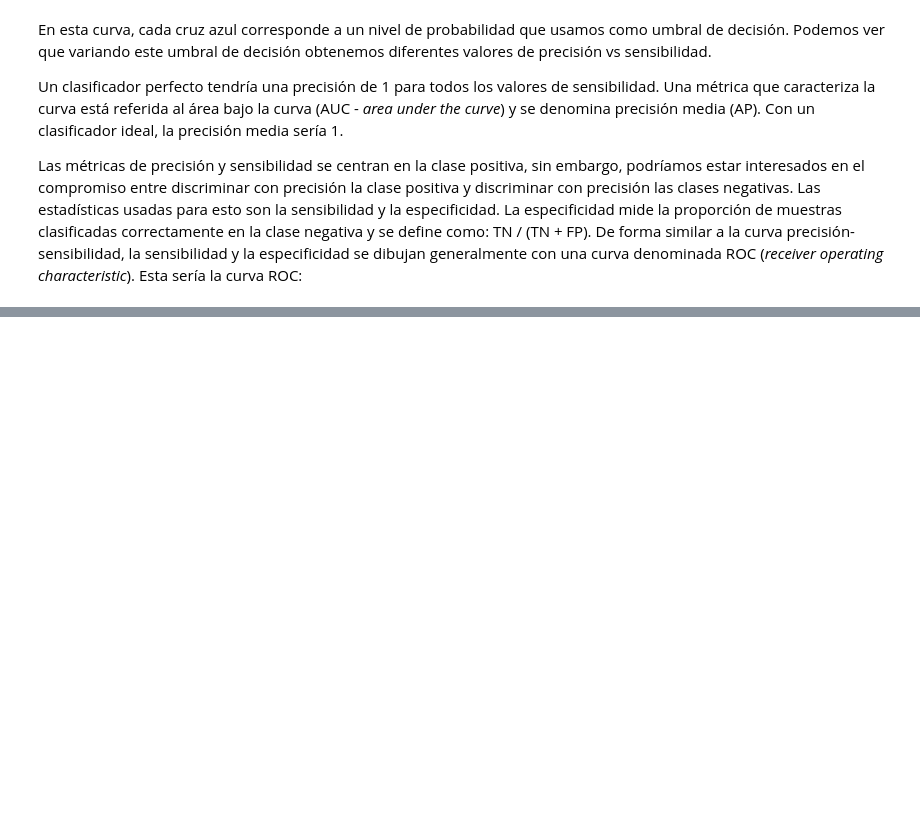
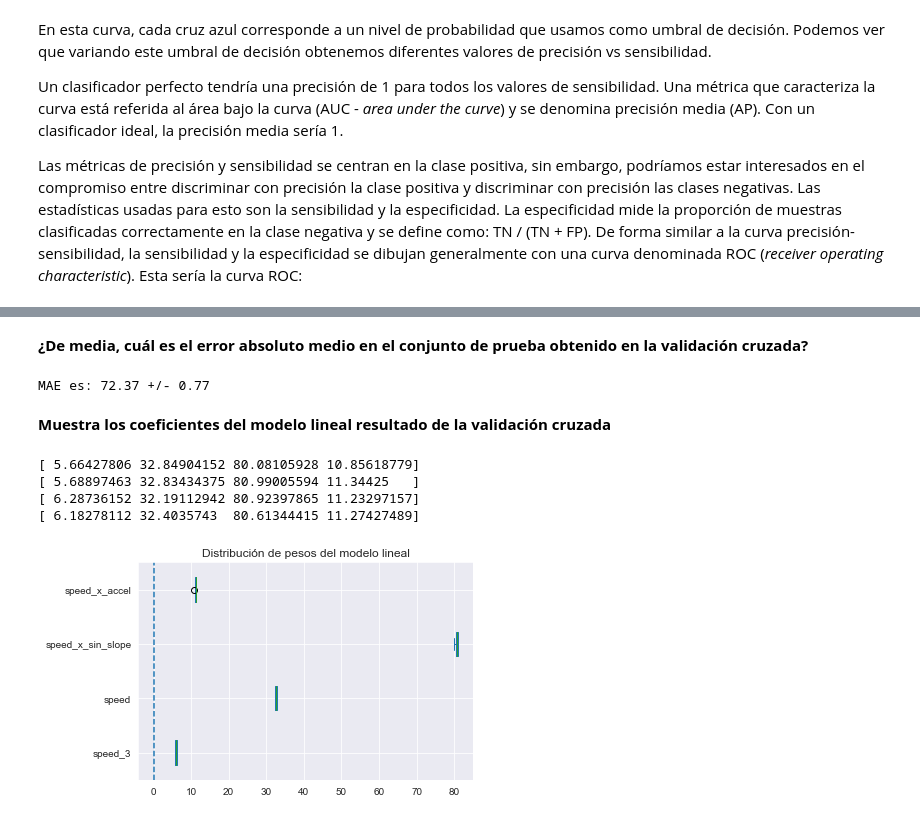
Before and after one commit to SgtSteiner/curso-scikit-learn, a Jupyter notebook: evaluating_model_performance/post.ipynb, the cells around one changed output, grey strips where cells are left out. Saved outputs shown, nothing was run; the diff lists cells and outputs as text; code cells hidden in the pictures; blank space fills up the shorter version.

```diff
--- a/evaluating_model_performance/post.ipynb
+++ b/evaluating_model_performance/post.ipynb
@@ -1203,0 +1586,5 @@ Esta curva se construyo usando el mismo principio que la curva precisión-sensib
+# %%
+X["speed_3"] = X["speed"] ** 3
+X["speed_x_sin_slope"] = X["speed"] * np.sin(np.arctan(X["slope"]))
+X["speed_x_accel"] = X["speed"] * X["acceleration"].clip(lower=0)
+X.head()
@@ -1203,0 +1603,4 @@ Esta curva se construyo usando el mismo principio que la curva precisión-sensib
+# %%
+features = ["speed_3", "speed", "speed_x_sin_slope", "speed_x_accel"]
+X_linear_model = X[features].copy()
+X_linear_model.head()
@@ -1203,0 +1615,12 @@ Esta curva se construyo usando el mismo principio que la curva precisión-sensib
+# %%
+from sklearn.preprocessing import StandardScaler
+from sklearn.pipeline import make_pipeline
+from sklearn.model_selection import ShuffleSplit, cross_validate
+from sklearn.linear_model import RidgeCV
+
+model = make_pipeline(StandardScaler(), RidgeCV())
+cv = ShuffleSplit(n_splits=4, random_state=0)
+cv_scores = cross_validate(model, X_linear_model, y, scoring="neg_mean_absolute_error",
+                           return_estimator=True, return_train_score=True,
+                           cv=cv, n_jobs=-1)
+cv_scores
@@ -1203,0 +1640,28 @@ Esta curva se construyo usando el mismo principio que la curva precisión-sensib
+# %% [markdown]
+**¿De media, cuál es el error absoluto medio en el conjunto de prueba obtenido en la validación cruzada?**
+# %%
+print(f"MAE es: {-cv_scores['test_score'].mean():.2f} +/- "
+      f"{cv_scores['test_score'].std():.2f}")
+# %% [output]
+MAE es: 72.37 +/- 0.77
+# %% [markdown]
+**Muestra los coeficientes del modelo lineal resultado de la validación cruzada**
+# %%
+for estimator in cv_scores["estimator"]:
+   print(estimator[-1].coef_)
+# %% [output]
+[ 5.66427806 32.84904152 80.08105928 10.85618779]
+[ 5.68897463 32.83434375 80.99005594 11.34425   ]
+[ 6.28736152 32.19112942 80.92397865 11.23297157]
+[ 6.18278112 32.4035743  80.61344415 11.27427489]
+# %%
+import matplotlib.pyplot as plt
+coefs = [
+    estimator[-1].coef_ for estimator in cv_scores["estimator"]]
+coefs = pd.DataFrame(coefs, columns=features)
+
+ax = coefs.plot.box(vert=False)
+ax.axvline(0, -1, 1, linestyle="--")
+_ = plt.title("Distribución de pesos del modelo lineal")
+# %% [output]
+[figure, added]
```
Also changed, not shown: parts of 160 cells of this notebook, 2 other files.
